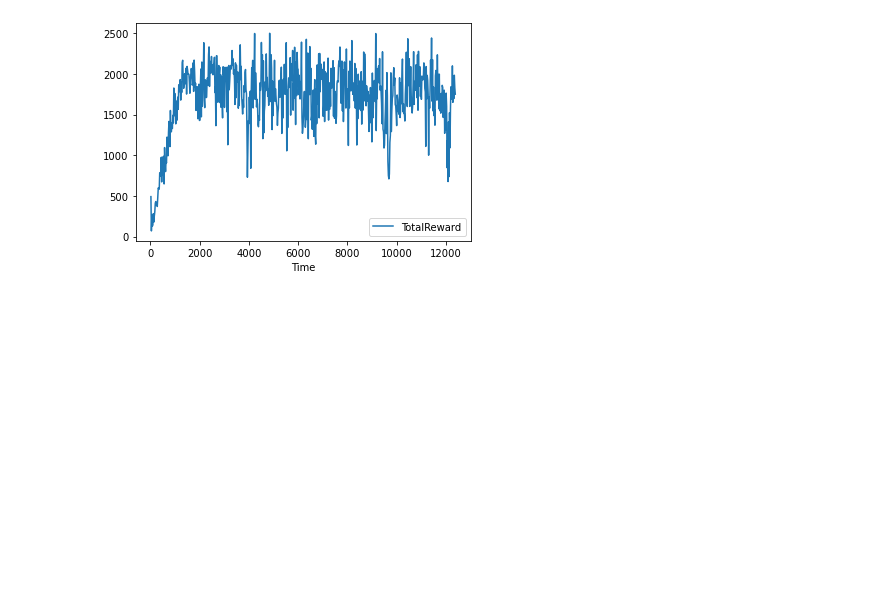
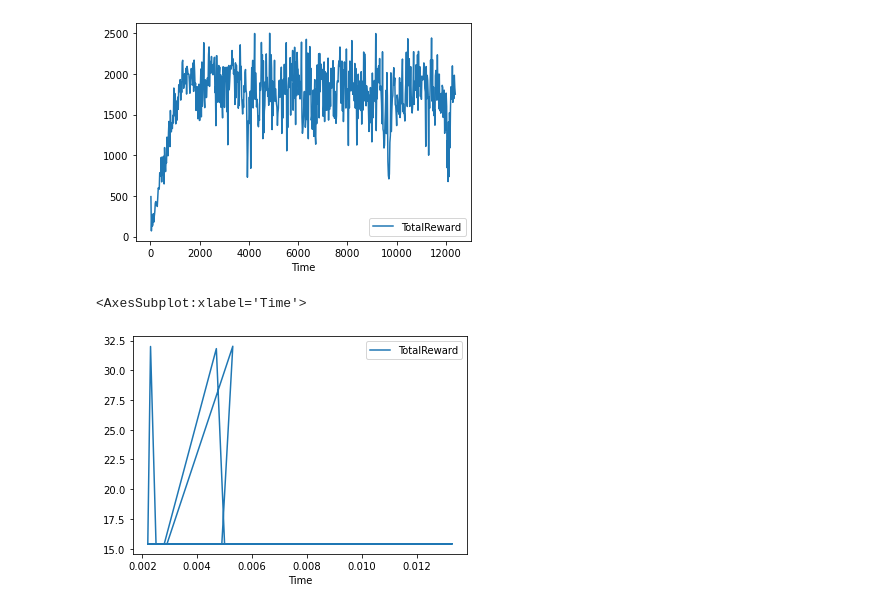
Before and after one commit to econnolly27/ReinforcementLearningNES, a Jupyter notebook: testing/graphs.ipynb, the cells around one changed output. Cells and saved outputs as stored; diff of their text form; code cells hidden in the pictures; blank space fills up the shorter version.

Commit message:
test.py implemented for a3c and ppo

```diff
--- a/testing/graphs.ipynb
+++ b/testing/graphs.ipynb
@@ -2,9 +2,10 @@
 import pandas as pd
 import matplotlib as plt
 
-a3c_test = pd.read_csv('A3C_test1 copy 2.csv')
+a3c_test = pd.read_csv('A3C_test.csv')
 a3c_test
 ppo_train = pd.read_csv('PPO_train.csv')
+ppo_test = pd.read_csv('PPO_test.csv')
 # %%
 
 a3c_test.plot(x='Time',y='TotalReward')
@@ -16,3 +16,8 @@ ppo_train.plot(x='Time',y='TotalReward')
 # %% [output]
 <AxesSubplot:xlabel='Time'>
 [figure]
+# %%
+ppo_test.plot(x='Time',y='TotalReward')
+# %% [output]
+<AxesSubplot:xlabel='Time'>
+[figure, added]
```
Also changed, not shown: parts of 1 cell of this notebook, 9 other files.
